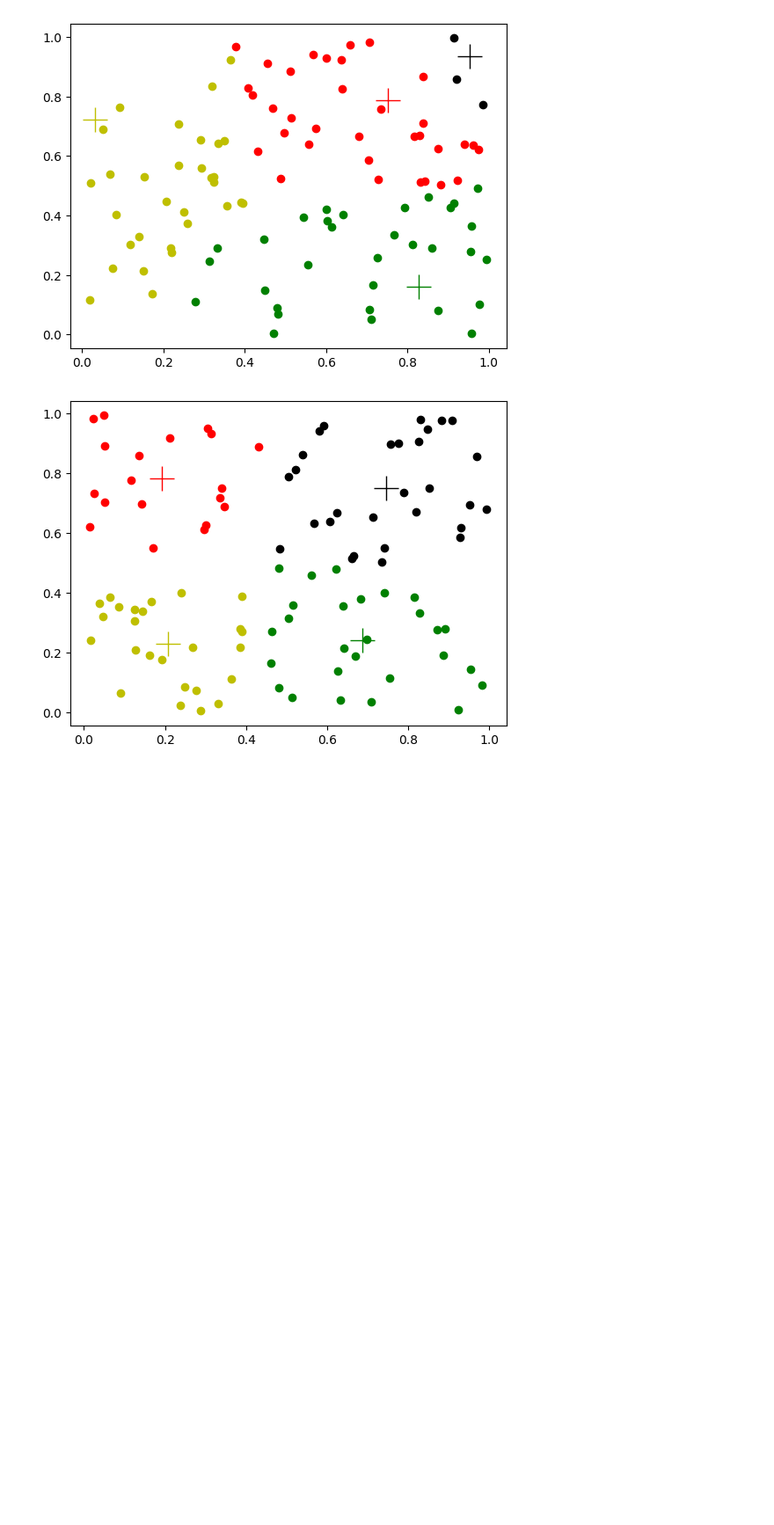
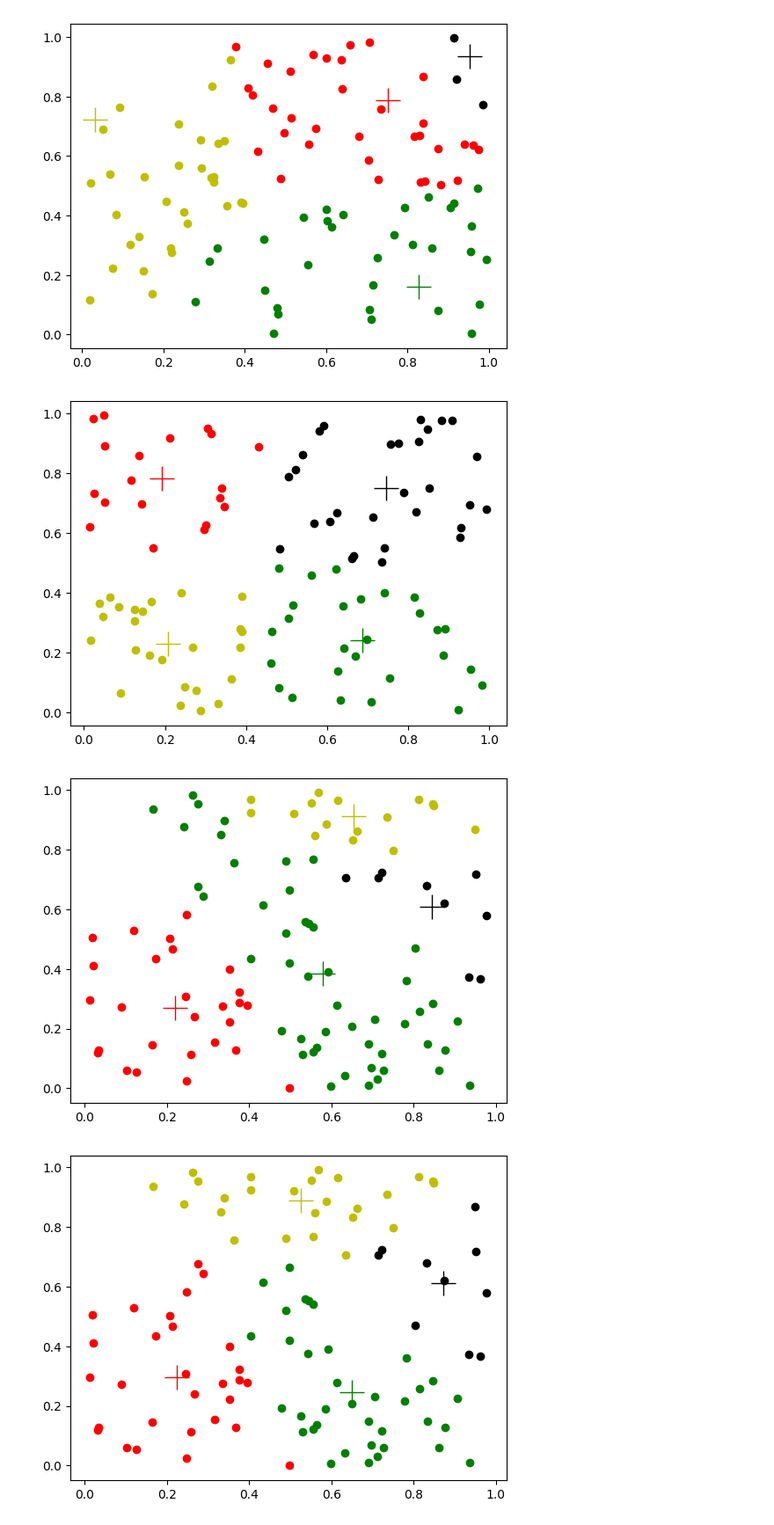
Before and after one commit to OmerFaruk-Celik/YapayZeka, a Jupyter notebook: K-Means.ipynb, the cells around one changed output. Shown at 88% size. Cells and saved outputs as stored; diff of their text form; code cells hidden in the pictures; blank space fills up the shorter version.

```diff
--- a/K-Means.ipynb
+++ b/K-Means.ipynb
@@ -110,3 +110,72 @@ for i in range(len(noktalar[0])):
     dizi[indis][1].append(y)
 # %% [output]
 [figure]
+# %%
+import numpy as np
+import matplotlib.pyplot as plt
+
+# 100 rastgele nokta üret
+x = np.random.rand(100)
+y = np.random.rand(100)
+noktalar = [x, y]
+
+# 4 rastgele grup merkezi üret
+x = np.random.rand(4)
+y = np.random.rand(4)
+gruplar = [x, y]
+
+# K-Means algoritması iterasyonları
+max_iters = 10
+
+plt.ion()  # Interactive mode on
+
+for _ in range(max_iters):
+    # Gruplar için boş listeler oluştur
+    r = [[], []]
+    g = [[], []]
+    k = [[], []]
+    yy = [[], []]
+    dizi = [r, g, k, yy]
+
+    # Her noktayı en yakın grup merkezine ata
+    for i in range(len(noktalar[0])):
+        x = noktalar[0][i]
+        y = noktalar[1][i]
+
+        ru = ((gruplar[0][0] - x)**2 + (gruplar[1][0] - y)**2)**(1/2)
+        gu = ((gruplar[0][1] - x)**2 + (gruplar[1][1] - y)**2)**(1/2)
+        ku = ((gruplar[0][2] - x)**2 + (gruplar[1][2] - y)**2)**(1/2)
+        yu = ((gruplar[0][3] - x)**2 + (gruplar[1][3] - y)**2)**(1/2)
+        dizi2 = [ru, gu, ku, yu]
+        m = min(dizi2)
+        indis = dizi2.index(m)
+
+        dizi[indis][0].append(x)
+        dizi[indis][1].append(y)
+
+    # Grup merkezlerini güncelle
+    for j in range(4):
+        if len(dizi[j][0]) > 0:
+            gruplar[0][j] = np.mean(dizi[j][0])
+            gruplar[1][j] = np.mean(dizi[j][1])
+
+    # Grafiği güncelle ve çiz
+    plt.clf()  # Clear the current figure
+    plt.plot(gruplar[0][0], gruplar[1][0], "r+", markersize=20)
+    plt.plot(gruplar[0][1], gruplar[1][1], "g+", markersize=20)
+    plt.plot(gruplar[0][2], gruplar[1][2], "k+", markersize=20)
+    plt.plot(gruplar[0][3], gruplar[1][3], "y+", markersize=20)
+
+    plt.plot(dizi[0][0], dizi[0][1], "ro")
+    plt.plot(dizi[1][0], dizi[1][1], "go")
+    plt.plot(dizi[2][0], dizi[2][1], "ko")
+    plt.plot(dizi[3][0], dizi[3][1], "yo")
+
+    plt.draw()
+    plt.pause(0.5)  # Pause to update the plot
+
+plt.ioff()  # Interactive mode off
+plt.show()  # Show the final plot
+# %% [output]
+[figure, added]
+[figure, added]
```
Also changed, not shown: parts of 1 cell of this notebook.
